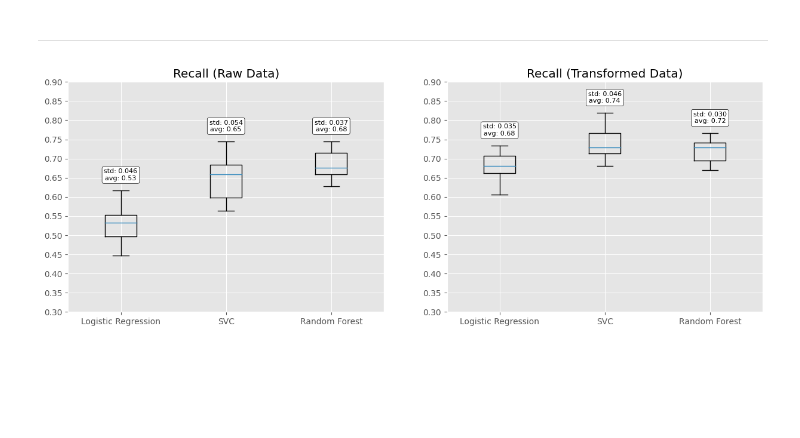
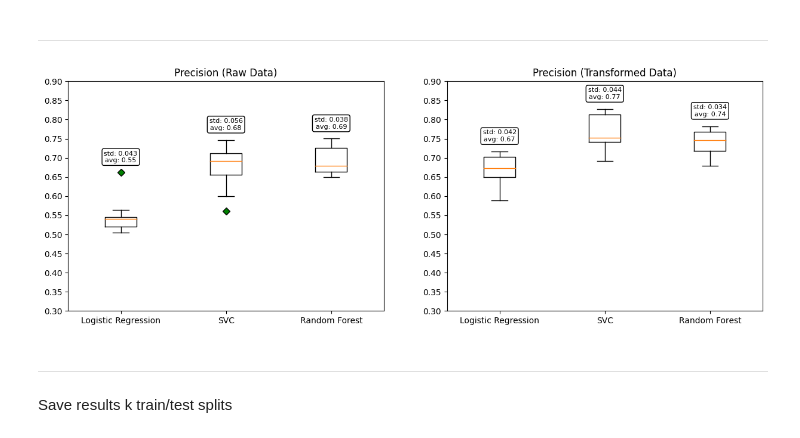
Before and after one commit to arfogg/lo_presti_classify_space_events, a Jupyter notebook: 3_classes_repeated_train_test_split.ipynb, the cells around one changed output. Cells and saved outputs as stored; diff of their text form; code cells hidden in the pictures; blank space fills up the shorter version.

Commit message:
save results over k splits

```diff
--- a/3_classes_repeated_train_test_split.ipynb
+++ b/3_classes_repeated_train_test_split.ipynb
@@ -10,7 +10,7 @@ from collections import Counter
 import torch
 from classification_utils import fill_NaN, compute_Scattering1D
 import matplotlib.pyplot as plt
-plt.style.use('ggplot')
+# plt.style.use('ggplot')
 import seaborn as sns
 from sklearn.ensemble import RandomForestClassifier
 from classification_utils import get_logistic_model, train_logistic_model
@@ -227,22 +227,30 @@ y = torch.tensor(y)
 # %% [markdown]
 Get performances over k different train-test splits
 # %%
-def k_train_test_splits(k=10,
+def k_train_test_splits(k=10, seeds = [],
                         perform_model='SVC', n_splits=10, n_repeats=5, param_grid=False,
-                        scattering_net=True,
-                        verbose=False):
+                        scattering_net=True):
+    '''
+    Function to perform different random train-test splits and compare performaces across models tested on different splits.
+
+    Inputs:
+        - k (int) and/or seeds (list of int): random seeds to use to perform the different train-test splits;
+                                            pass either the number of random splits to generate (k) or the random seeds as a list (seeds);
+                                            if both passed and seeds not empty, seeds list prevails.
+        - perform_model: name of the model to perform; either "SVC", "random_forest", or "log_reg", as these are the models implemented in the utility functions above.
+        - n_splits (int), n_repeats (int), param_grid (bool): parameters used in "SVC" and "random_forest" for cross-validation.
+        - scattering_net (bool): whether to apply the wavelets scattering network or not.
+    '''
+
     # generate k different random integers for seeds (to have k different splits)
-    seeds = random.sample(range(1, k * 10), k)
+    if len(seeds) == 0:
+        seeds = random.sample(range(1, k * 10), k)
 
     k_splits_metrics = {} # store performances per split
 
     for seed in seeds:
         # split train and test set
         X_train, X_test, y_train, y_test = train_test_split(seqs, y, test_size=0.3, shuffle=True, random_state=seed)
-
-        if verbose:
-            print('Sizes seqs, X_train, X_test:')
-            print(np.shape(seqs), np.shape(X_train), np.shape(X_test))
 
         # ----------------------------------------------
 
@@ -824,7 +834,7 @@ Avg. accuracy on transformed data across the models: 0.7131205673758866
 ______
 # %%
 # EVALUATE DIFFERENT METRICS ACROSS 10 TRAIN-TEST SPLITS
-metric = 'recall'
+metric = 'precision'
 
 
 # PLOT
@@ -861,31 +871,35 @@ for i, model_acc in enumerate(acc_data_raw):
 acc_data_transf = [[transformed_log_reg[k][metric] for k in transformed_log_reg.keys()],
                     [transformed_svc[k][metric] for k in transformed_svc.keys()],
                     [transformed_rf[k][metric] for k in transformed_rf.keys()]]
 
 ax2.set_title(metric.capitalize()+' (Transformed Data)')
 ax2.boxplot(acc_data_transf, flierprops=green_diamond)
 ax2.set_xticklabels(['Logistic Regression', 'SVC', 'Random Forest'])
 
 
 ax2.set_ylim([min(np.concatenate(acc_data_transf))-0.01,
              max(np.concatenate(acc_data_transf))+0.02])
 
 
 for i, model_acc in enumerate(acc_data_transf):
     std_dev = np.std(model_acc)
     avg = np.mean(model_acc)
     ax2.text(i + 1, max(model_acc)+0.04,
             f'std: {std_dev:.3f}\navg: {avg:.2f}',
             horizontalalignment='center', verticalalignment='center', color='black',
             fontsize = 8,
             bbox=dict(facecolor='white', edgecolor='black', boxstyle='round,pad=0.3'))
 
 
 # FIX: PUT SAME SCALE
 y_ticks = np.arange(0.3, 0.9, 0.05)
 ax1.set_yticks(y_ticks)
 ax2.set_yticks(y_ticks)
 
 plt.show()
 # %% [output]
-[figure, old version]
+[figure, new version]
+# %% [markdown]
+_______
+# %% [markdown]
+Save results k train/test splits
```
Also changed, not shown: parts of 6 cells of this notebook, 1 other file.
